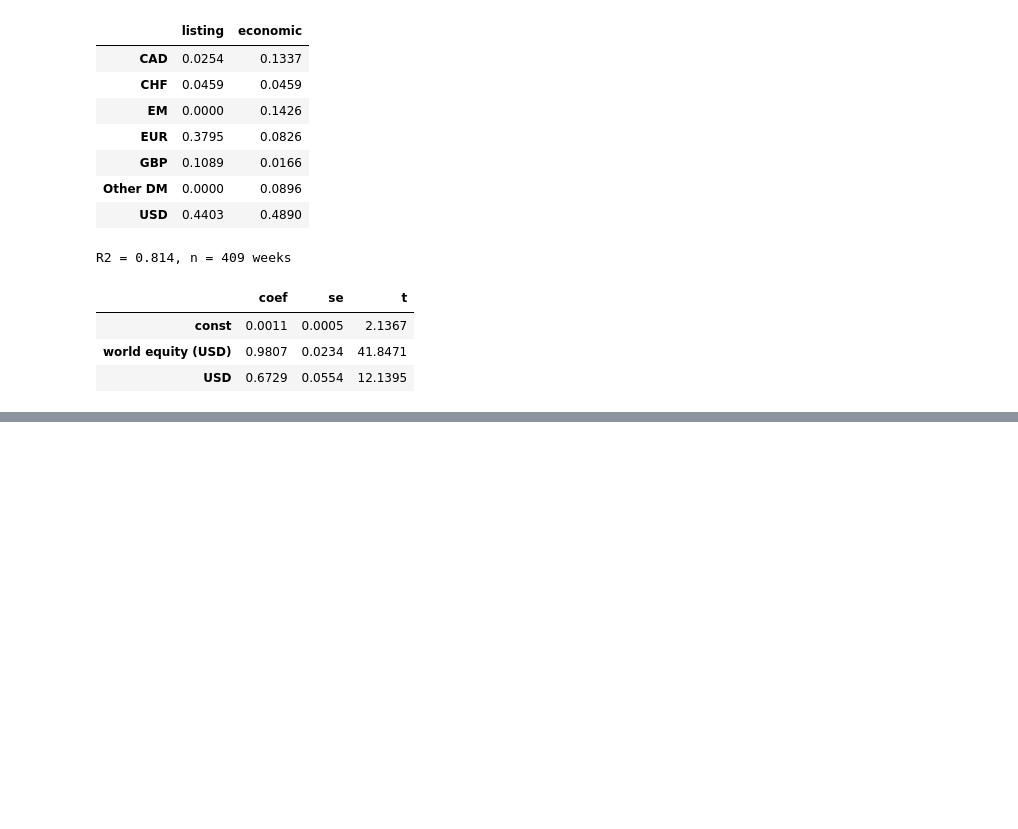
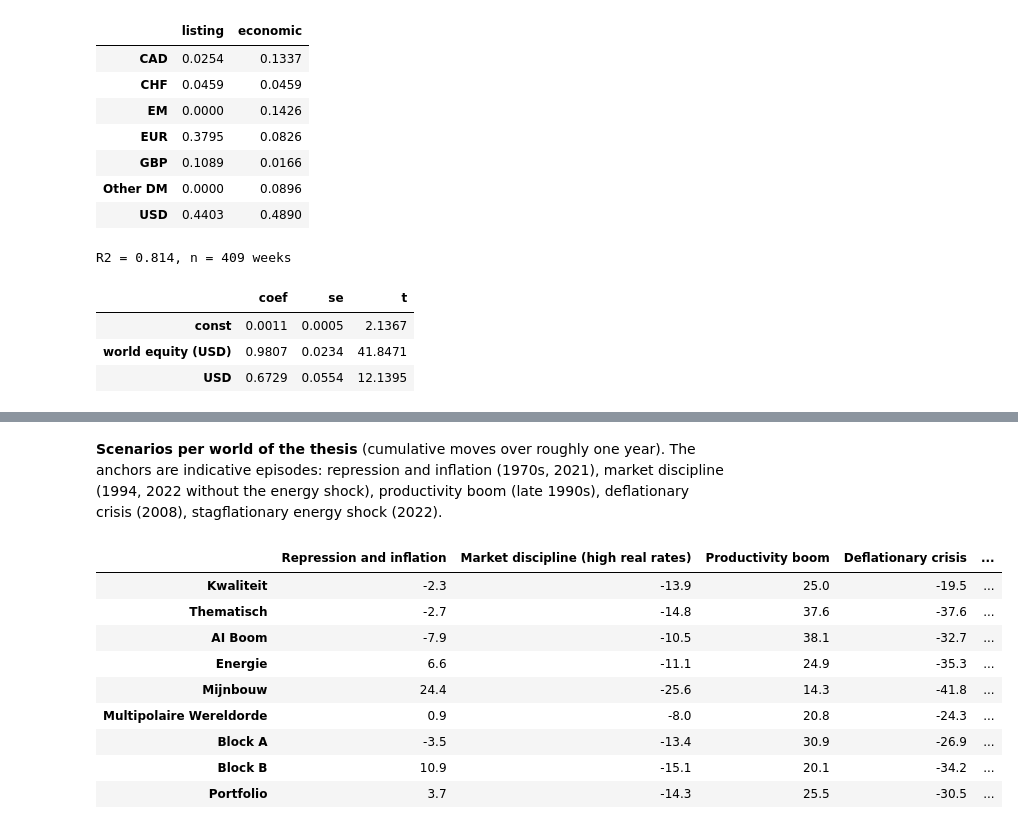
Before and after one commit to caswvandersteen/Investment-Portfolio-Analysis, a Jupyter notebook: notebooks/05_risk.ipynb, the cells around one changed output, grey strips where cells are left out. Drawn from its saved outputs; the diff is of its cells as text; code cells hidden in the pictures; blank space fills up the shorter version.

```diff
--- a/notebooks/05_risk.ipynb
+++ b/notebooks/05_risk.ipynb
@@ -508,0 +519,21 @@ list(tables)
+# %%
+def scenario_impact(shocks, betas, weights):
+    """Impact per pie and for the portfolio of a set of factor moves."""
+    move = pd.Series(shocks)[FACTOR_NAMES]
+    per_pie = betas[FACTOR_NAMES] @ move
+    return per_pie, (per_pie * weights[per_pie.index]).sum()
+
+
+start, end = STRESS_WINDOWS["Rate shock 2022"]
+window = slice(pd.Timestamp(start) + pd.Timedelta(days=1), end)
+actual_moves = {
+    "world equity (USD)": (1 + world_in_usd.loc[window]).prod() - 1,
+    "real yield (pp)": d_real.loc[window].sum(),
+    "USD": (1 + usd_weekly.loc[window]).prod() - 1,
+    "commodities (USD)": (1 + cmod_usd.loc[window]).prod() - 1,
+}
+predicted, predicted_total = scenario_impact(actual_moves, betas, pie_weights)
+check = pd.DataFrame({"predicted": predicted, "actual": stress_table.loc[pie_weights.index].iloc[:, 1]})
+check.loc["Portfolio"] = [predicted_total, stress_table.loc["Portfolio"].iloc[1]]
+print("Actual factor moves 2022:", {k: round(v, 3) for k, v in actual_moves.items()})
+(check * 100).round(1)
@@ -508,0 +550,32 @@ list(tables)
+# %% [markdown]
+**Scenarios per world of the thesis** (cumulative moves over roughly one year). The anchors are indicative episodes: repression and inflation (1970s, 2021), market discipline (1994, 2022 without the energy shock), productivity boom (late 1990s), deflationary crisis (2008), stagflationary energy shock (2022).
+# %%
+WORLDS = {
+    "Repression and inflation": {"world equity (USD)": 0.05, "real yield (pp)": -1.0, "USD": -0.10, "commodities (USD)": 0.25},
+    "Market discipline (high real rates)": {"world equity (USD)": -0.15, "real yield (pp)": 1.5, "USD": 0.05, "commodities (USD)": -0.10},
+    "Productivity boom": {"world equity (USD)": 0.25, "real yield (pp)": 0.5, "USD": 0.05, "commodities (USD)": 0.0},
+    "Deflationary crisis": {"world equity (USD)": -0.35, "real yield (pp)": -0.5, "USD": 0.10, "commodities (USD)": -0.35},
+    "Stagflationary energy shock": {"world equity (USD)": -0.20, "real yield (pp)": 2.0, "USD": 0.10, "commodities (USD)": 0.25},
+}
+
+scenario_rows = {}
+for world, shocks in WORLDS.items():
+    per_pie, total = scenario_impact(shocks, betas, pie_weights)
+    row = per_pie.to_dict()
+    row.update({f"Block {b}": (per_pie[pies] * pie_weights[pies]).sum() / pie_weights[pies].sum() for b, pies in BLOCKS.items()})
+    row["Portfolio"] = total
+    scenario_rows[world] = row
+
+scenario_table = pd.DataFrame(scenario_rows)
+(scenario_table * 100).round(1)
+# %% [output]
+|  | Repression and inflation | Market discipline (high real rates) | Productivity boom | Deflationary crisis | ... |
+| Kwaliteit | -2.3 | -13.9 | 25.0 | -19.5 | ... |
+| Thematisch | -2.7 | -14.8 | 37.6 | -37.6 | ... |
+| AI Boom | -7.9 | -10.5 | 38.1 | -32.7 | ... |
+| Energie | 6.6 | -11.1 | 24.9 | -35.3 | ... |
+| Mijnbouw | 24.4 | -25.6 | 14.3 | -41.8 | ... |
+| Multipolaire Wereldorde | 0.9 | -8.0 | 20.8 | -24.3 | ... |
+| Block A | -3.5 | -13.4 | 30.9 | -26.9 | ... |
+| Block B | 10.9 | -15.1 | 20.1 | -34.2 | ... |
+| Portfolio | 3.7 | -14.3 | 25.5 | -30.5 | ... |
```
Also changed, not shown: parts of 18 cells of this notebook, 2 other files.
